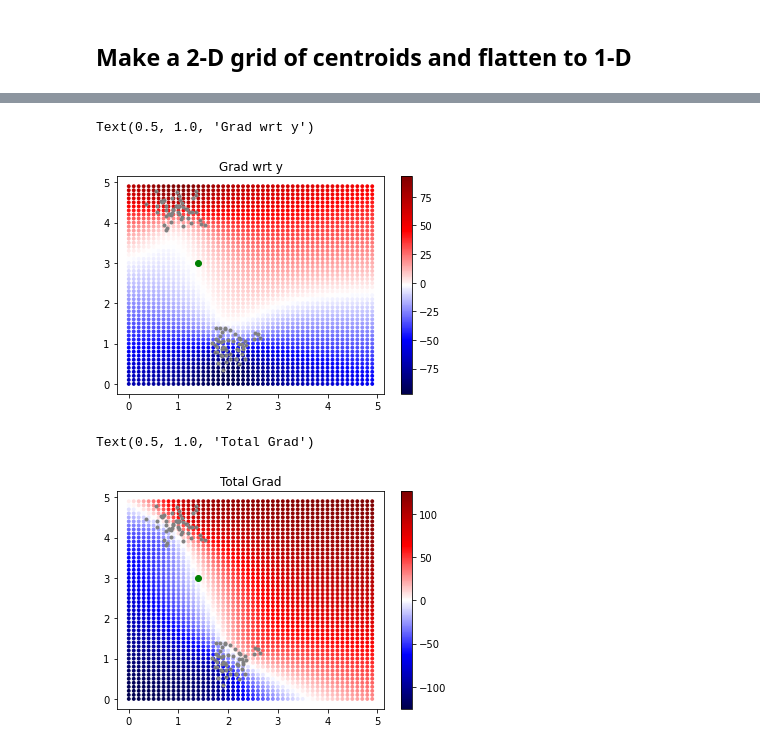
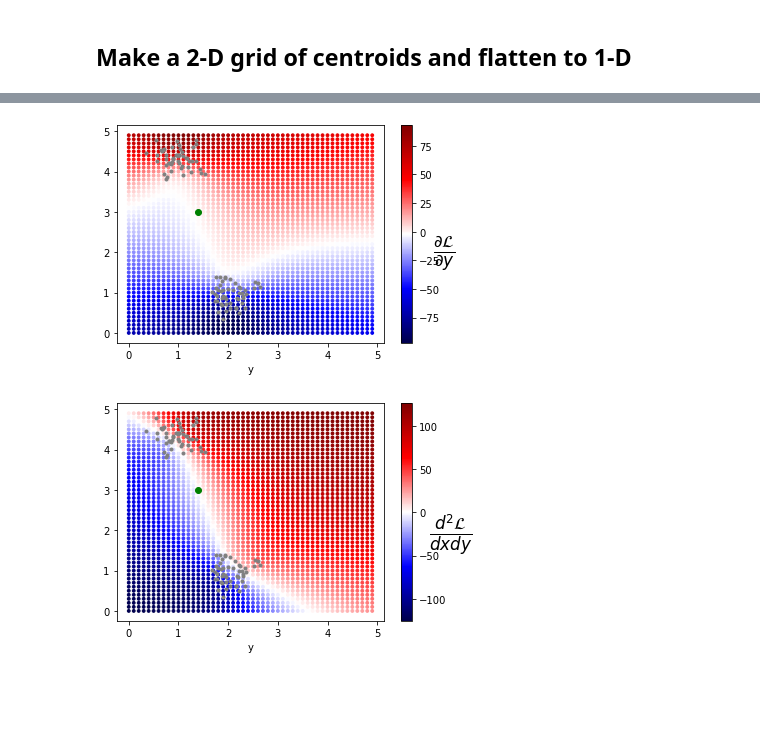
Before and after one commit to alexrutherford/jax_explorations, a Jupyter notebook: jax_playground.ipynb, the cells around one changed output, grey strips where cells are left out. Drawn from its saved outputs; the diff is of its cells as text; code cells hidden in the pictures; blank space fills up the shorter version.

```diff
--- a/jax_playground.ipynb
+++ b/jax_playground.ipynb
@@ -209,2 +109,0 @@ DeviceArray([[0. , 0. ],
-# %%
-grads = blobLossGridGrad(xy)
@@ -259,14 +124,17 @@ cmap = plt.cm.seismic
 norm = colors.Normalize(vmin=jnp.min(grads[:,0]), vmax=jnp.max(grads[:,0]))
 plt.scatter(xy[:,0],xy[:,1], color=cmap(norm(grads[:,0])),s = 8)
 sm = plt.cm.ScalarMappable(cmap=cmap, norm=norm)
-plt.colorbar(sm)
+cbar = plt.colorbar(sm)
+cbar.set_label(r'$\frac{\partial \mathcal{L}}{\partial x}$',fontsize = 24,rotation = 0)
 
 plt.plot(X[:,0],X[:,1],'.',color = 'grey')
 
-minCentroid = xy[jnp.argmin(jnp.abs(grads))]
-minCentroid = xy[jnp.argmin(jnp.sum(jnp.abs(grads),axis = 1))]
-
 plt.plot(minCentroid[0],minCentroid[1],'o',color = 'green')
 
-plt.title('Grad wrt x')
+plt.xlabel('x')
+plt.xlabel('y')
+
+#_ = plt.title(r'$\frac{\partial \mathcal{L}}{\partial x}$',fontsize = 24)
+
+plt.savefig('figs/dl_dx.png',dpi = 300)
 # %% [output]
@@ -275,22 +142,23 @@ Text(0.5, 1.0, 'Grad wrt x')
 # %%
 cmap = plt.cm.seismic
 norm = colors.Normalize(vmin=jnp.min(grads[:,1]), vmax=jnp.max(grads[:,1]))
 plt.scatter(xy[:,0],xy[:,1], color=cmap(norm(grads[:,1])),s = 8)
 sm = plt.cm.ScalarMappable(cmap=cmap, norm=norm)
-plt.colorbar(sm)
+cbar = plt.colorbar(sm)
+cbar.set_label(r'$\frac{\partial \mathcal{L}}{\partial y}$',fontsize = 24,rotation = 0)
 
 plt.plot(X[:,0],X[:,1],'.',color = 'grey')
 
-minCentroid = xy[jnp.argmin(jnp.abs(grads))]
-minCentroid = xy[jnp.argmin(jnp.sum(jnp.abs(grads),axis = 1))]
-
-
 plt.plot(minCentroid[0],minCentroid[1],'o',color = 'green')
 
-plt.title('Grad wrt y')
+plt.xlabel('x')
+plt.xlabel('y')
+
+#_ = plt.title(r'$\frac{\partial \mathcal{L}}{\partial y}$',fontsize = 24)
+
+plt.savefig('figs/dl_dy.png',dpi = 300)
 # %% [output]
-Text(0.5, 1.0, 'Grad wrt y')
-[figure, old version]
+[figure, new version]
 # %%
 totalGrad = grads[:,0] + grads[:,1]
 # %%
@@ -298,17 +166,19 @@ cmap = plt.cm.seismic
 norm = colors.Normalize(vmin=jnp.min(totalGrad), vmax=jnp.max(totalGrad))
 plt.scatter(xy[:,0],xy[:,1], color=cmap(norm(totalGrad)),s = 8)
 sm = plt.cm.ScalarMappable(cmap=cmap, norm=norm)
-plt.colorbar(sm)
+cbar = plt.colorbar(sm)
+
+cbar.set_label(r'$\frac{d^{2} \mathcal{L}}{dx dy}$',fontsize = 24,rotation = 0)
 
 plt.plot(X[:,0],X[:,1],'.',color = 'grey')
 
-#minCentroid = xy[jnp.argmin(jnp.abs(totalGrad))]
-#minCentroid = xy[jnp.argmin(jnp.abs(totalGrad))]
-
-
 plt.plot(minCentroid[0],minCentroid[1],'o',color = 'green')
 
-plt.title('Total Grad')
+plt.xlabel('x')
+plt.xlabel('y')
+
+#_ = plt.title(r'$\frac{d^{2} \mathcal{L}}{dx dy}$',fontsize = 24)
+
+plt.savefig('figs/dl_dxy.png',dpi = 300)
 # %% [output]
-Text(0.5, 1.0, 'Total Grad')
-[figure, old version]
+[figure, new version]
```
Also changed, not shown: parts of 37 cells of this notebook.
